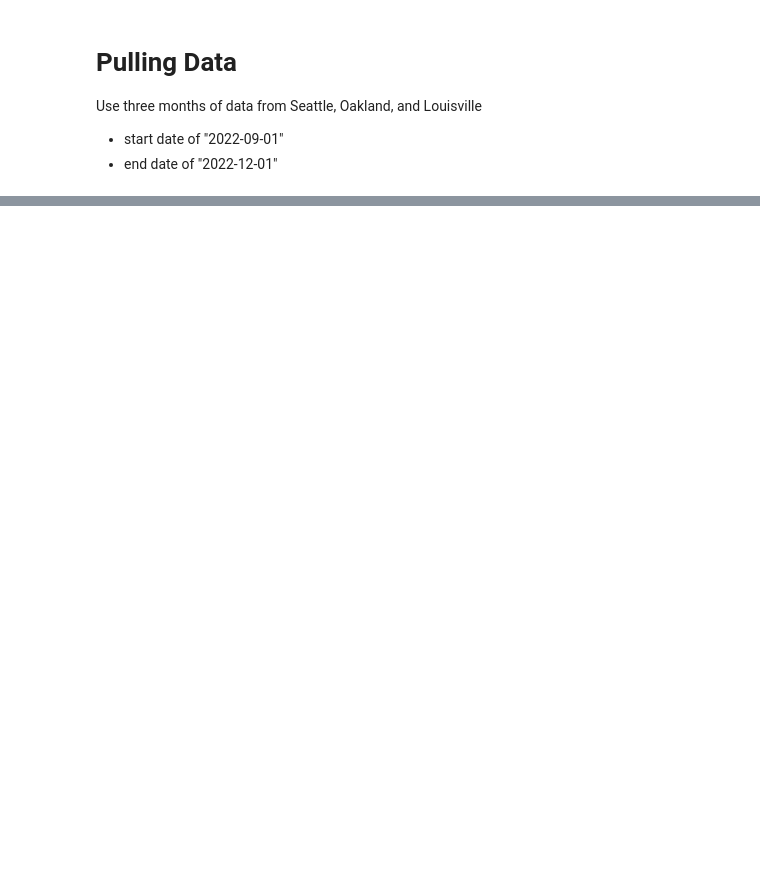
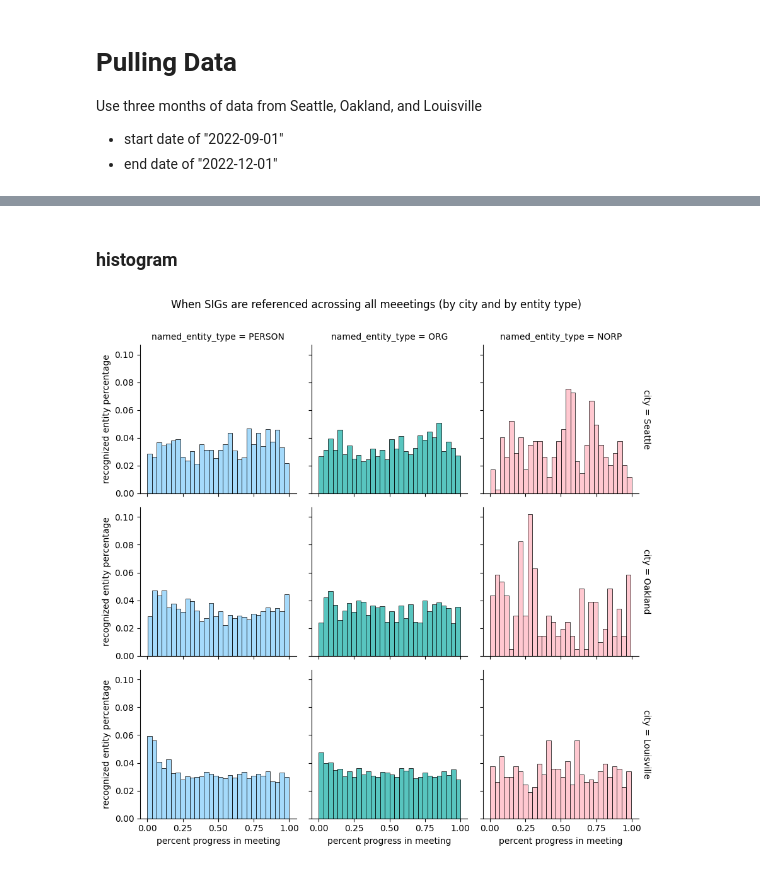
Before and after one commit to PugetSoundClinic-PIT/sig-cdp, a Jupyter notebook: week-5/combined_question1.ipynb, the cells around one changed output, grey strips where cells are left out. Cells and saved outputs as stored; diff of their text form; code cells hidden in the pictures; blank space fills up the shorter version.

```diff
--- a/week-5/combined_question1.ipynb
+++ b/week-5/combined_question1.ipynb
@@ -139,3 +150,13 @@ all_cities_sentences_df = pd.concat([seattle_all_sentence_df,
+# %%
+seattle_sentences_session_df = pd.concat(seattle_sentences_session_df)
+oakland_sentences_session_df = pd.concat(oakland_sentences_session_df)
+louisville_sentences_session_df = pd.concat(louisville_sentences_session_df)
+
+all_cities_df = pd.concat([seattle_df, oakland_df, louisville_df])
+
+all_cities_sentences_df = pd.concat([seattle_sentences_session_df,
+                                     oakland_sentences_session_df,
+                                     louisville_sentences_session_df])
 # %% [markdown]
 # Normalization
 
@@ -144,0 +168,6 @@ all_cities_sentences_df = pd.concat([seattle_all_sentence_df,
+# %%
+# total_sentences_df stores the total_sentences for each session_id (for all cities)
+total_sentences_df = all_cities_sentences_df.groupby(['session_id'])['index'].count().to_frame()
+total_sentences_df = total_sentences_df.rename({"index": "total_sentences"}, axis=1)
+
+total_sentences_df
@@ -144,0 +189,10 @@ all_cities_sentences_df = pd.concat([seattle_all_sentence_df,
+# %%
+# add a new column to all_cities_df 'percentages' indicating when an entity is recognized in the meeting.
+percentages = []
+for i, row in all_cities_df.iterrows():
+    # Divide index by total number of sentences
+    percentages.append(row['sentence_index']/total_sentences_df.loc[row.session_id]['total_sentences'])
+
+
+all_cities_df["percentage"] = percentages
+all_cities_df
@@ -144,0 +225,13 @@ all_cities_sentences_df = pd.concat([seattle_all_sentence_df,
+# %% [markdown]
+### histogram
+# %%
+custom_palette = ["#87CEFA", "#20B2AA", "#FFB6C1"]
+
+g = sns.FacetGrid(all_cities_df, row="city", col="named_entity_type", margin_titles=True,
+                  hue="named_entity_type", palette=custom_palette)
+g.map_dataframe(sns.histplot, x="percentage", stat="proportion", bins=30)
+_ = g.set_axis_labels("percent progress in meeting", "recognized entity percentage")
+_ = g.fig.subplots_adjust(top=0.9)
+_ = g.fig.suptitle("When SIGs are referenced acrossing all meeetings (by city and by entity type)")
+# %% [output]
+[figure, added]
```
Also changed, not shown: parts of 16 cells of this notebook.
